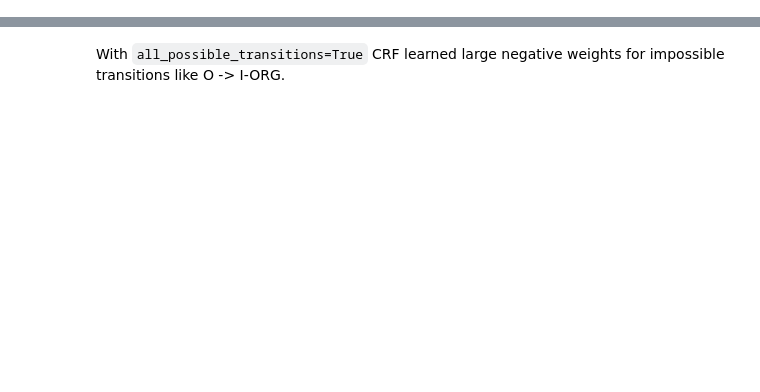
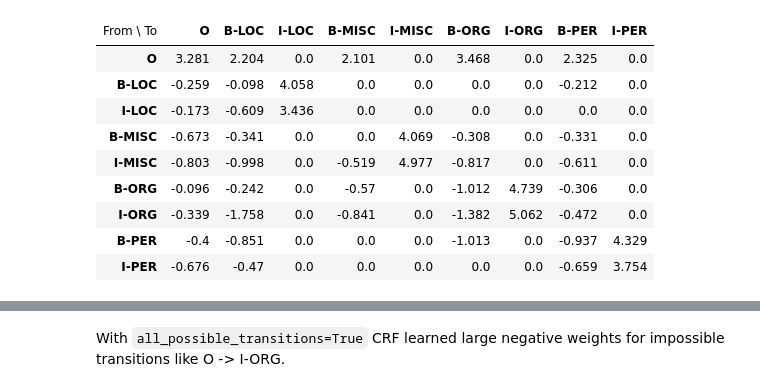
Before and after one commit to TeamHG-Memex/eli5, a Jupyter notebook: notebooks/sklearn-crfsuite.ipynb, the cells around one changed output, grey strips where cells are left out. Cells and saved outputs as stored; diff of their text form; code cells hidden in the pictures; blank space fills up the shorter version.

```diff
--- a/notebooks/sklearn-crfsuite.ipynb
+++ b/notebooks/sklearn-crfsuite.ipynb
@@ -138,0 +134,13 @@ Let's check how CRF's all_possible_transitions argument affects the result:
+# %%
+eli5.explain_weights(crf, top=30)
+# %% [output]
+| From \ To | O | B-LOC | I-LOC | B-MISC | I-MISC | B-ORG | I-ORG | B-PER | I-PER |
+| O | 3.281 | 2.204 | 0.0 | 2.101 | 0.0 | 3.468 | 0.0 | 2.325 | 0.0 |
+| B-LOC | -0.259 | -0.098 | 4.058 | 0.0 | 0.0 | 0.0 | 0.0 | -0.212 | 0.0 |
+| I-LOC | -0.173 | -0.609 | 3.436 | 0.0 | 0.0 | 0.0 | 0.0 | 0.0 | 0.0 |
+| B-MISC | -0.673 | -0.341 | 0.0 | 0.0 | 4.069 | -0.308 | 0.0 | -0.331 | 0.0 |
+| I-MISC | -0.803 | -0.998 | 0.0 | -0.519 | 4.977 | -0.817 | 0.0 | -0.611 | 0.0 |
+| B-ORG | -0.096 | -0.242 | 0.0 | -0.57 | 0.0 | -1.012 | 4.739 | -0.306 | 0.0 |
+| I-ORG | -0.339 | -1.758 | 0.0 | -0.841 | 0.0 | -1.382 | 5.062 | -0.472 | 0.0 |
+| B-PER | -0.4 | -0.851 | 0.0 | 0.0 | 0.0 | -1.013 | 0.0 | -0.937 | 4.329 |
+| I-PER | -0.676 | -0.47 | 0.0 | 0.0 | 0.0 | 0.0 | 0.0 | -0.659 | 3.754 |
```
Also changed, not shown: parts of 33 cells of this notebook, 13 other files.
